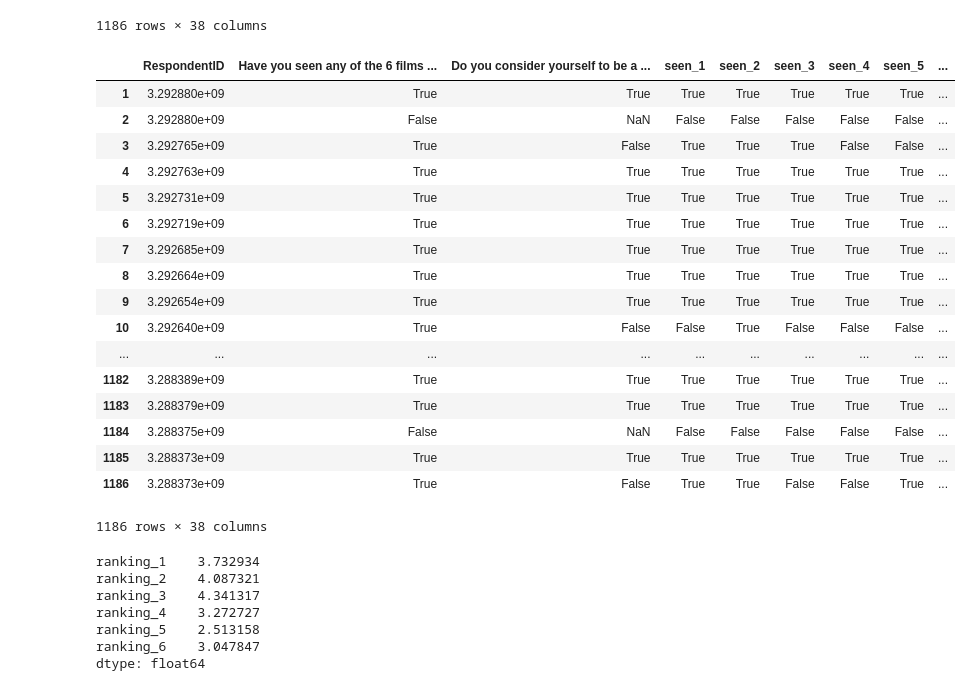
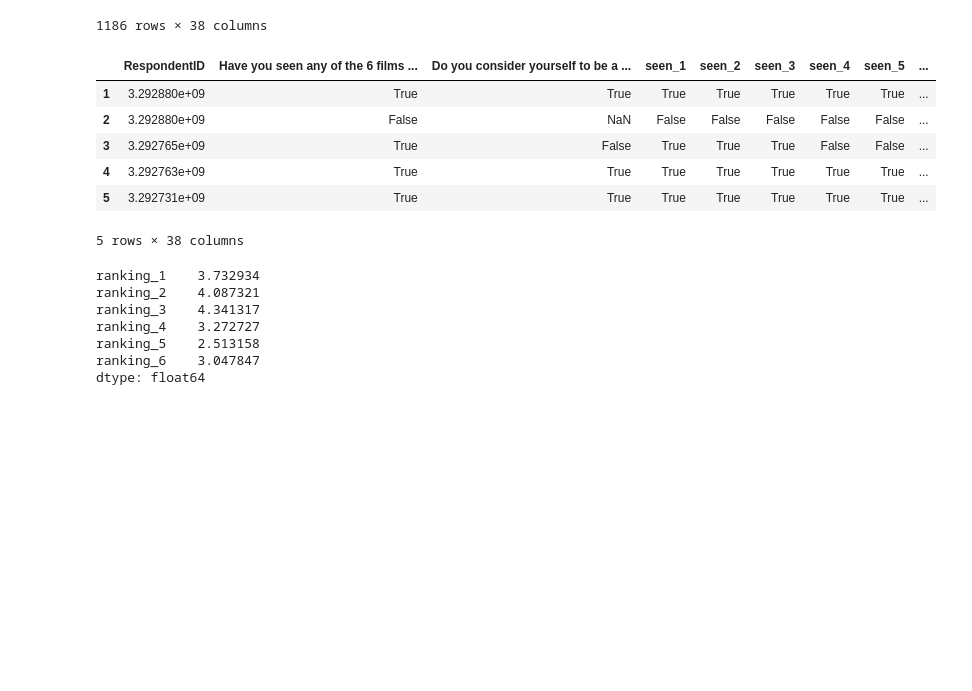
Before and after one commit to kalingwu/Dataquest-Projects, a Jupyter notebook: Guided Project_ Star Wars Survey/Basics.ipynb, the cells around one changed output. Cells and saved outputs as stored; diff of their text form; code cells hidden in the pictures; blank space fills up the shorter version.

```diff
--- a/Guided Project_ Star Wars Survey/Basics.ipynb
+++ b/Guided Project_ Star Wars Survey/Basics.ipynb
@@ -40,5 +36,3 @@ star_wars.head()
-# %%
-yes_no = {"Yes": True,"No": False}
 # %%
 star_wars["Have you seen any of the 6 films in the Star Wars franchise?"] = star_wars["Have you seen any of the 6 films in the Star Wars franchise?"].map(yes_no)
 star_wars["Do you consider yourself to be a fan of the Star Wars film franchise?"] = star_wars["Do you consider yourself to be a fan of the Star Wars film franchise?"].map(yes_no)
@@ -119,32 +113,21 @@ for column in star_wars.columns[9:15]: #star_wars[star_wars.columns[9:15]] = sta
 # %%
 star_wars = star_wars.rename(columns={
     "Please rank the Star Wars films in order of preference with 1 being your favorite film in the franchise and 6 being your least favorite film.": "ranking_1",
     "Unnamed: 10": "ranking_2",
     "Unnamed: 11": "ranking_3",
     "Unnamed: 12": "ranking_4",
     "Unnamed: 13": "ranking_5",
     "Unnamed: 14": "ranking_6",
 })
-star_wars
+star_wars.head()
 # %% [output]
 |  | RespondentID | Have you seen any of the 6 films ... | Do you consider yourself to be a ... | seen_1 | seen_2 | seen_3 | seen_4 | seen_5 | ... |
 | 1 | 3.292880e+09 | True | True | True | True | True | True | True | ... |
 | 2 | 3.292880e+09 | False | NaN | False | False | False | False | False | ... |
 | 3 | 3.292765e+09 | True | False | True | True | True | False | False | ... |
 | 4 | 3.292763e+09 | True | True | True | True | True | True | True | ... |
 | 5 | 3.292731e+09 | True | True | True | True | True | True | True | ... |
-| 6 | 3.292719e+09 | True | True | True | True | True | True | True | ... |
-| 7 | 3.292685e+09 | True | True | True | True | True | True | True | ... |
-| 8 | 3.292664e+09 | True | True | True | True | True | True | True | ... |
-| 9 | 3.292654e+09 | True | True | True | True | True | True | True | ... |
-| 10 | 3.292640e+09 | True | False | False | True | False | False | False | ... |
-| ... | ... | ... | ... | ... | ... | ... | ... | ... | ... |
-| 1182 | 3.288389e+09 | True | True | True | True | True | True | True | ... |
-| 1183 | 3.288379e+09 | True | True | True | True | True | True | True | ... |
-| 1184 | 3.288375e+09 | False | NaN | False | False | False | False | False | ... |
-| 1185 | 3.288373e+09 | True | True | True | True | True | True | True | ... |
-| 1186 | 3.288373e+09 | True | False | True | True | False | False | True | ... |
-1186 rows × 38 columns
+5 rows × 38 columns
 # %%
 ranking_mean = star_wars[star_wars.columns[9:15]].mean()
 ranking_mean
```
Also changed, not shown: parts of 9 cells of this notebook.
